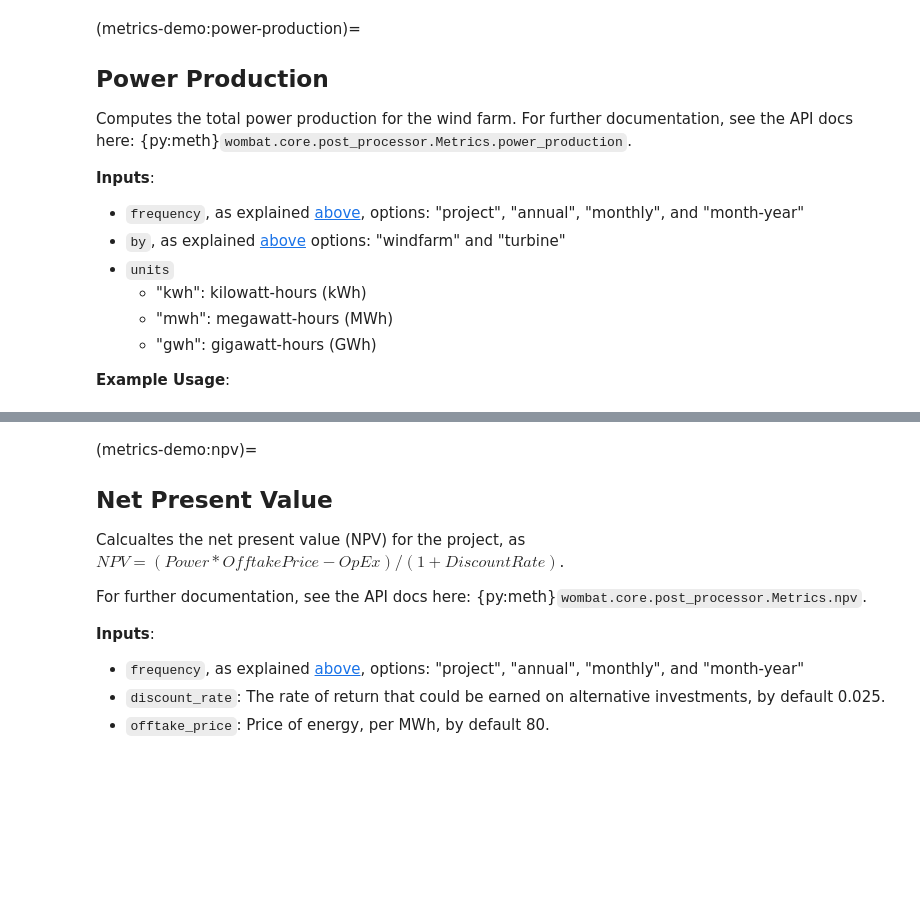
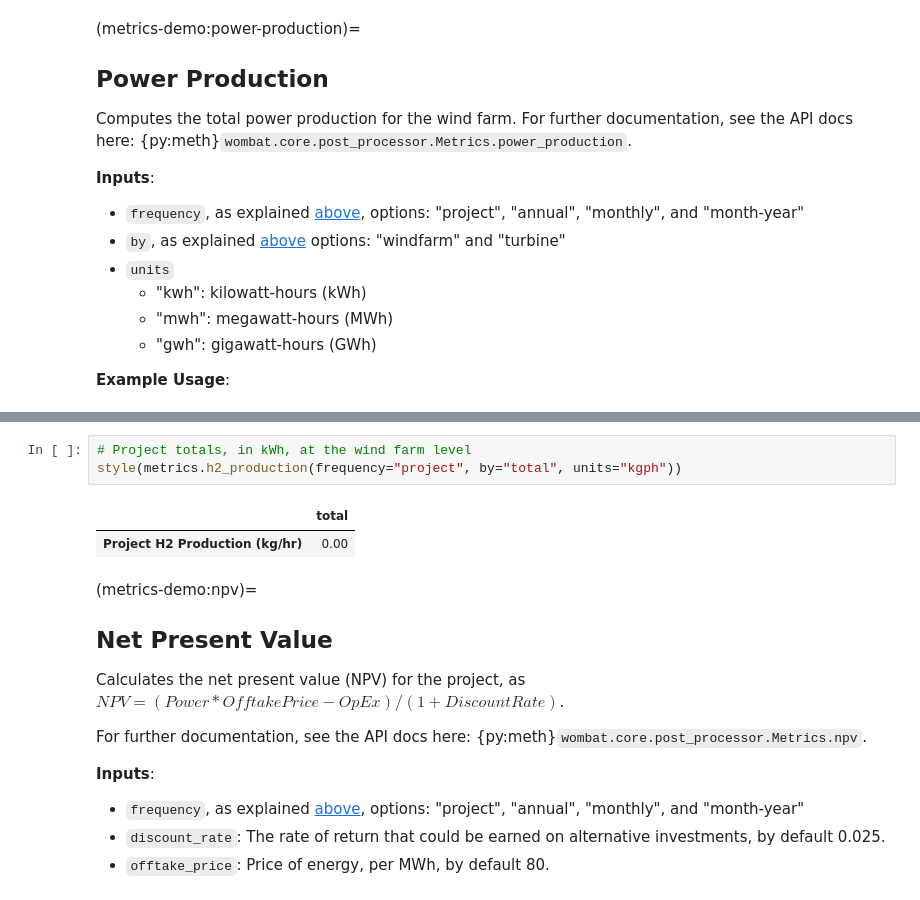
Before and after one commit to WISDEM/WOMBAT, a Jupyter notebook: examples/metrics_demonstration.ipynb, the cells around one changed output, grey strips where cells are left out. Saved outputs shown, nothing was run; the diff lists cells and outputs as text; blank space fills up the shorter version.

```diff
--- a/examples/metrics_demonstration.ipynb
+++ b/examples/metrics_demonstration.ipynb
@@ -592,8 +961,14 @@ style(metrics.power_production(frequency="project"))
+# %%
+# Project totals, in kWh, at the wind farm level
+style(metrics.h2_production(frequency="project", by="total", units="kgph"))
+# %% [output]
+|  | total |
+| Project H2 Production (kg/hr) | 0.00 |
 # %% [markdown]
 (metrics-demo:npv)=
 ## Net Present Value
 
-Calcualtes the net present value (NPV) for the project, as
+Calculates the net present value (NPV) for the project, as
 $NPV = (Power * OfftakePrice - OpEx) / (1 + DiscountRate)$.
 
 For further documentation, see the API docs here: {py:meth}`wombat.core.post_processor.Metrics.npv`.
```
Also changed, not shown: parts of 44 cells of this notebook, 2 other files.
